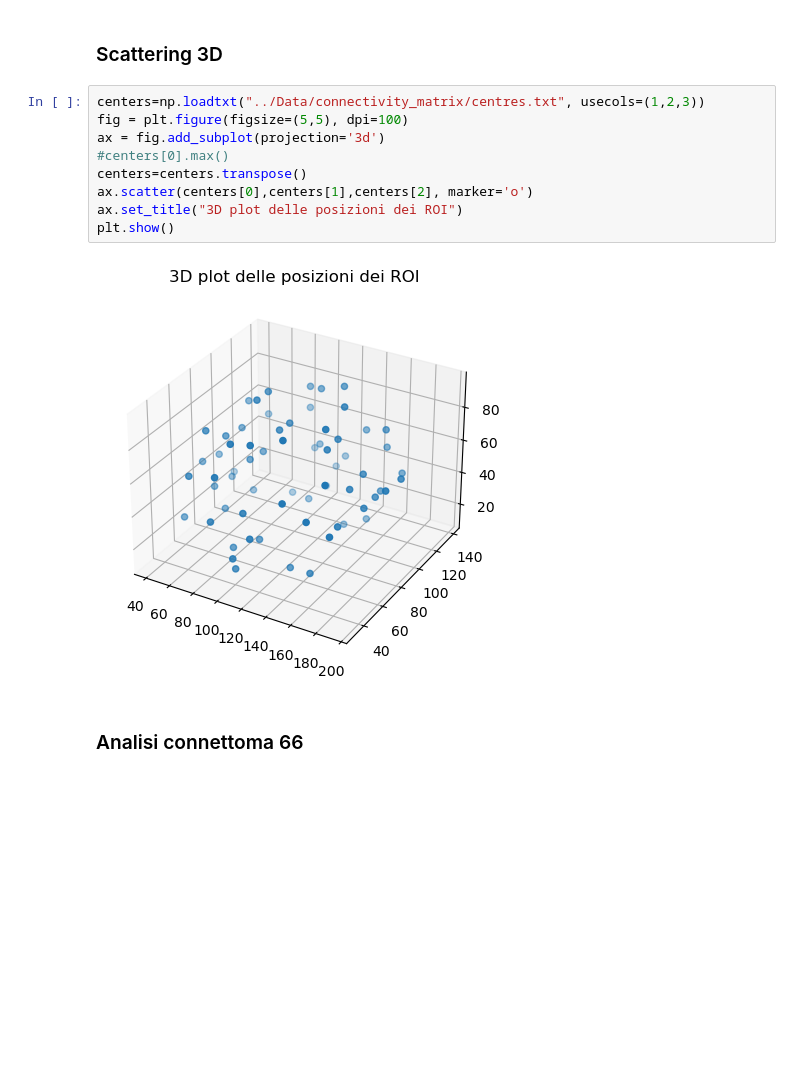
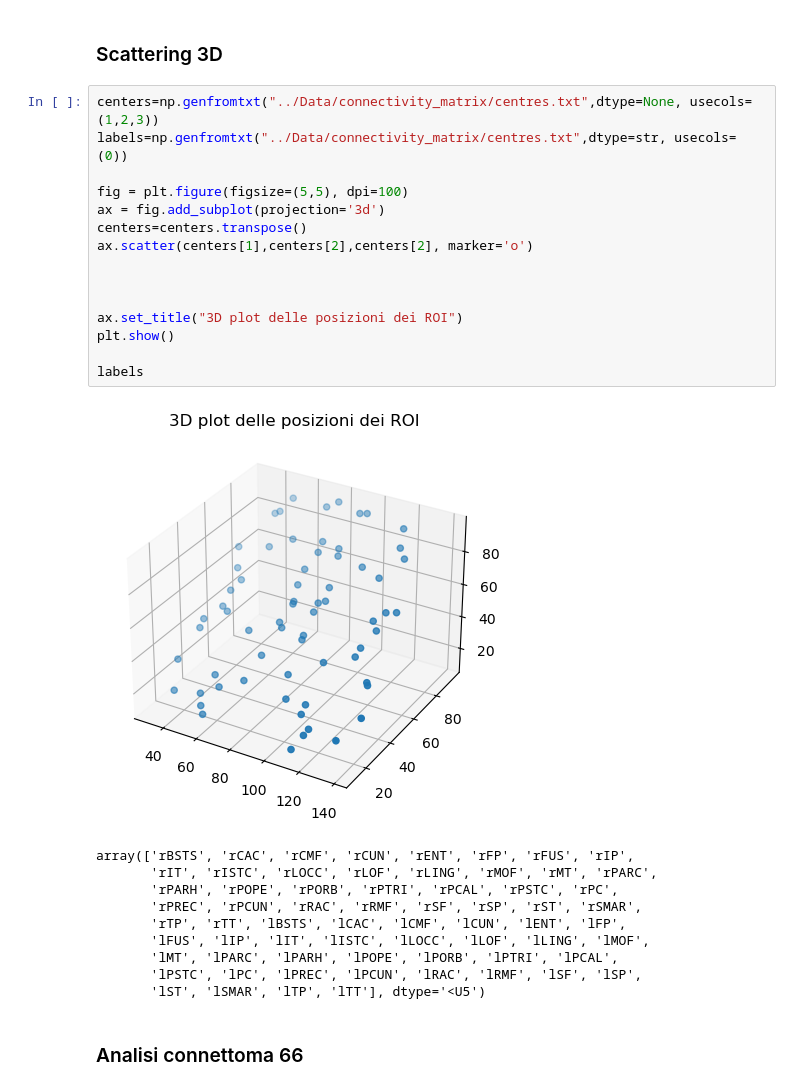
Before and after one commit to tommaso-bertola/TesiTriennale, a Jupyter notebook: Code/Datasets.ipynb, the cells around one changed output. Saved outputs shown, nothing was run; the diff lists cells and outputs as text; blank space fills up the shorter version.

```diff
--- a/Code/Datasets.ipynb
+++ b/Code/Datasets.ipynb
@@ -87,16 +87,31 @@ W2.shape
 # %% [markdown]
 ### Scattering 3D
 # %%
-centers=np.loadtxt("../Data/connectivity_matrix/centres.txt", usecols=(1,2,3))
+centers=np.genfromtxt("../Data/connectivity_matrix/centres.txt",dtype=None, usecols=(1,2,3))
+labels=np.genfromtxt("../Data/connectivity_matrix/centres.txt",dtype=str, usecols=(0))
+
 fig = plt.figure(figsize=(5,5), dpi=100)
 ax = fig.add_subplot(projection='3d')
-#centers[0].max()
 centers=centers.transpose()
-ax.scatter(centers[0],centers[1],centers[2], marker='o')
+ax.scatter(centers[1],centers[2],centers[2], marker='o')
+
+
+
 ax.set_title("3D plot delle posizioni dei ROI")
 plt.show()
+
+labels
 # %% [output]
-[figure, old version]
+[figure, new version]
+array(['rBSTS', 'rCAC', 'rCMF', 'rCUN', 'rENT', 'rFP', 'rFUS', 'rIP',
+       'rIT', 'rISTC', 'rLOCC', 'rLOF', 'rLING', 'rMOF', 'rMT', 'rPARC',
+       'rPARH', 'rPOPE', 'rPORB', 'rPTRI', 'rPCAL', 'rPSTC', 'rPC',
+       'rPREC', 'rPCUN', 'rRAC', 'rRMF', 'rSF', 'rSP', 'rST', 'rSMAR',
+       'rTP', 'rTT', 'lBSTS', 'lCAC', 'lCMF', 'lCUN', 'lENT', 'lFP',
+       'lFUS', 'lIP', 'lIT', 'lISTC', 'lLOCC', 'lLOF', 'lLING', 'lMOF',
+       'lMT', 'lPARC', 'lPARH', 'lPOPE', 'lPORB', 'lPTRI', 'lPCAL',
+       'lPSTC', 'lPC', 'lPREC', 'lPCUN', 'lRAC', 'lRMF', 'lSF', 'lSP',
+       'lST', 'lSMAR', 'lTP', 'lTT'], dtype='<U5')
 # %% [markdown]
 ### Analisi connettoma 66
 # %%
```
Also changed, not shown: 5 other files.
